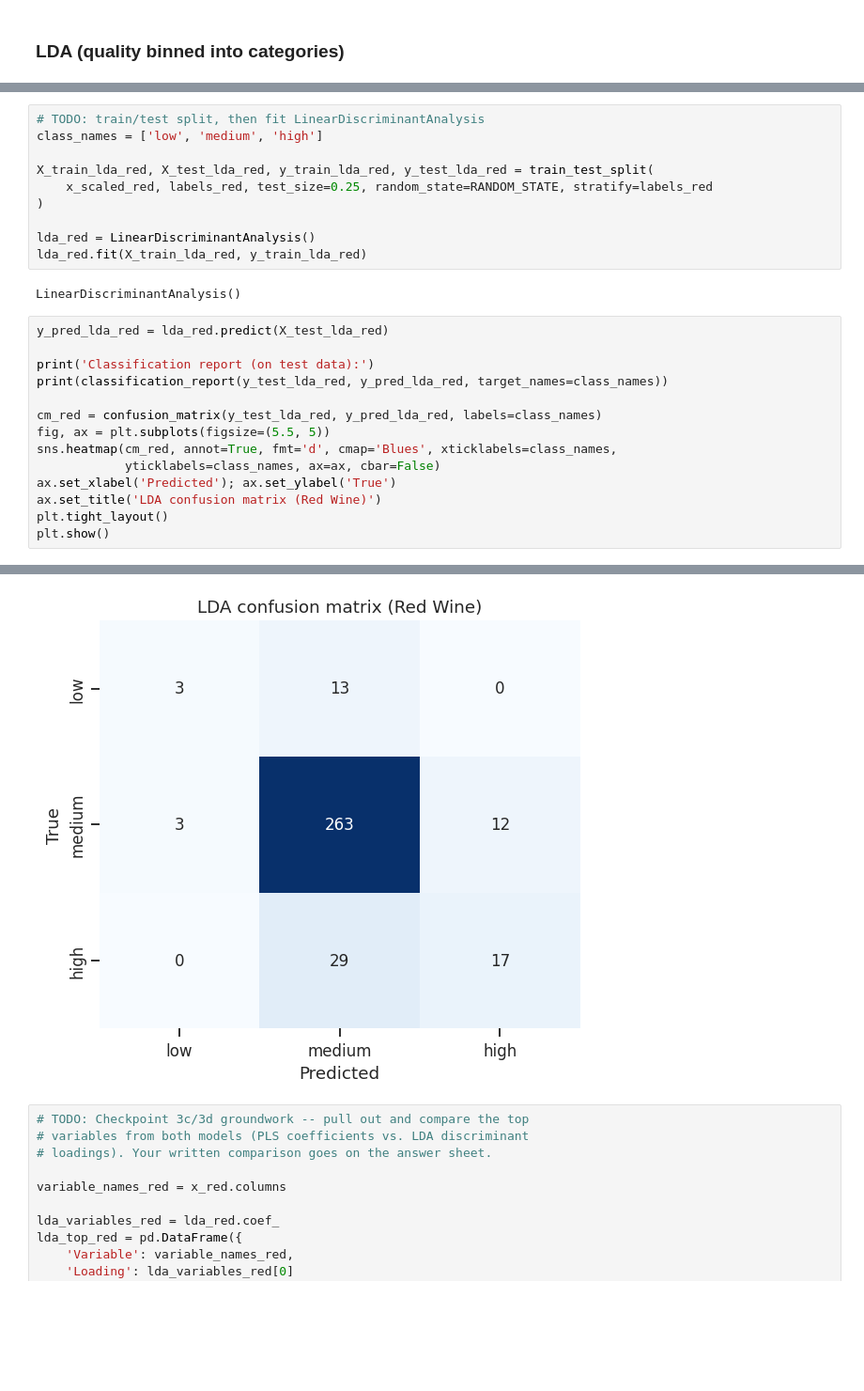
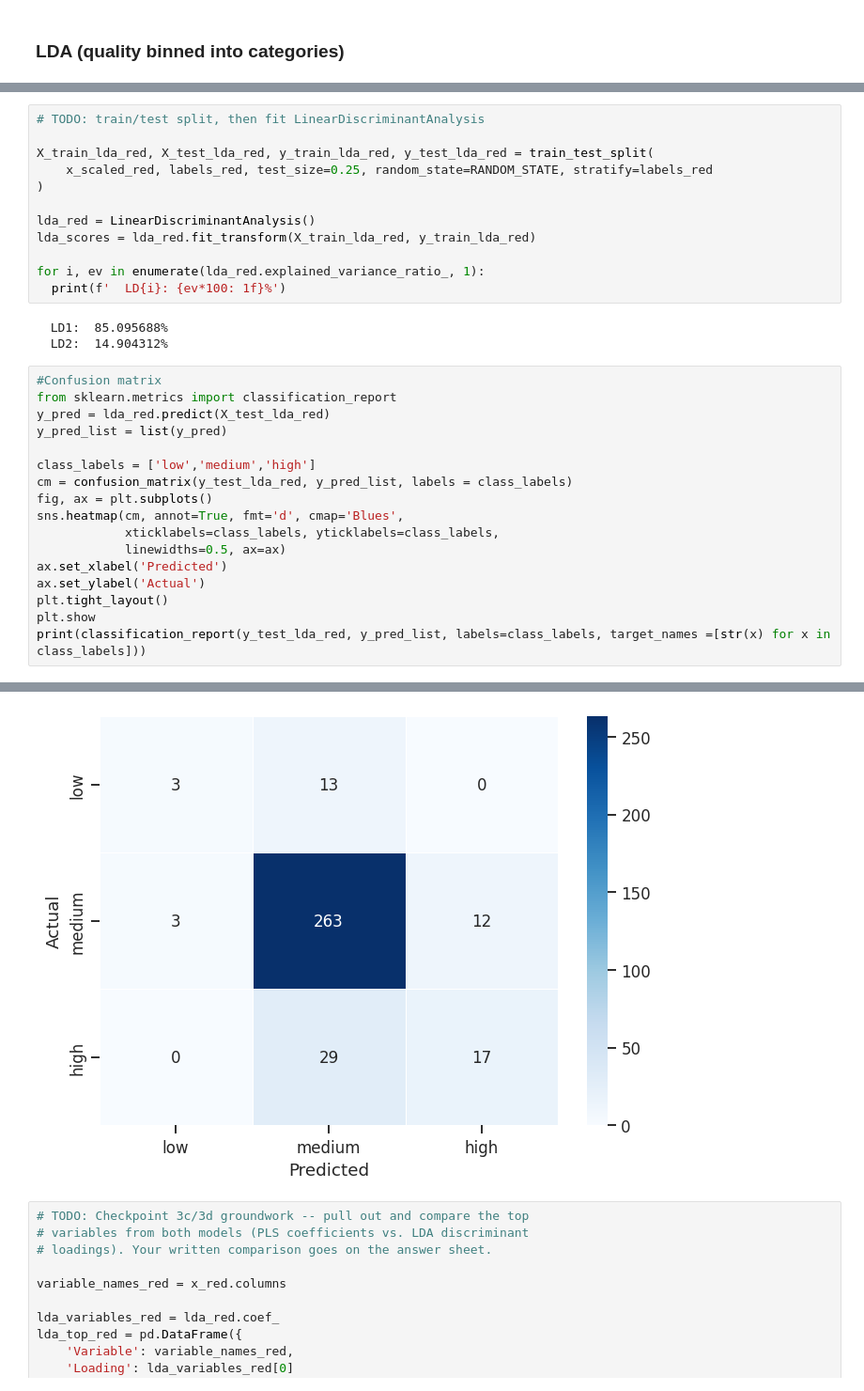
Before and after one commit to evagulevska-ctrl/1kb570_2026, a Jupyter notebook: Labs/02_modelling_wine_quality/starter_notebook.ipynb, the cells around one changed output, grey strips where cells are left out. Shown at 94% size. Drawn from its saved outputs; the diff is of its cells as text; blank space fills up the shorter version.

```diff
--- a/Labs/02_modelling_wine_quality/starter_notebook.ipynb
+++ b/Labs/02_modelling_wine_quality/starter_notebook.ipynb
@@ -365,27 +371,33 @@ for yi in (y_red):
 # %%
 # TODO: train/test split, then fit LinearDiscriminantAnalysis
-class_names = ['low', 'medium', 'high']
 
 X_train_lda_red, X_test_lda_red, y_train_lda_red, y_test_lda_red = train_test_split(
     x_scaled_red, labels_red, test_size=0.25, random_state=RANDOM_STATE, stratify=labels_red
 )
 
 lda_red = LinearDiscriminantAnalysis()
-lda_red.fit(X_train_lda_red, y_train_lda_red)
+lda_scores = lda_red.fit_transform(X_train_lda_red, y_train_lda_red)
+
+for i, ev in enumerate(lda_red.explained_variance_ratio_, 1):
+  print(f'  LD{i}: {ev*100: 1f}%')
 # %% [output]
-LinearDiscriminantAnalysis()
+  LD1:  85.095688%
+  LD2:  14.904312%
 # %%
-y_pred_lda_red = lda_red.predict(X_test_lda_red)
+#Confusion matrix
+from sklearn.metrics import classification_report
+y_pred = lda_red.predict(X_test_lda_red)
+y_pred_list = list(y_pred)
 
-print('Classification report (on test data):')
-print(classification_report(y_test_lda_red, y_pred_lda_red, target_names=class_names))
-
-cm_red = confusion_matrix(y_test_lda_red, y_pred_lda_red, labels=class_names)
-fig, ax = plt.subplots(figsize=(5.5, 5))
-sns.heatmap(cm_red, annot=True, fmt='d', cmap='Blues', xticklabels=class_names,
-            yticklabels=class_names, ax=ax, cbar=False)
-ax.set_xlabel('Predicted'); ax.set_ylabel('True')
-ax.set_title('LDA confusion matrix (Red Wine)')
+class_labels = ['low','medium','high']
+cm = confusion_matrix(y_test_lda_red, y_pred_list, labels = class_labels)
+fig, ax = plt.subplots()
+sns.heatmap(cm, annot=True, fmt='d', cmap='Blues',
+            xticklabels=class_labels, yticklabels=class_labels,
+            linewidths=0.5, ax=ax)
+ax.set_xlabel('Predicted')
+ax.set_ylabel('Actual')
 plt.tight_layout()
-plt.show()
+plt.show
+print(classification_report(y_test_lda_red, y_pred_list, labels=class_labels, target_names =[str(x) for x in class_labels]))
 # %% [output]
@@ -398,8 +409,8 @@ Classification report (on test data):
 
     accuracy                           0.83       340
    macro avg       0.65      0.50      0.54       340
 weighted avg       0.81      0.83      0.81       340
-[figure, old version]
+[figure, new version]
 # %%
 # TODO: Checkpoint 3c/3d groundwork -- pull out and compare the top
 # variables from both models (PLS coefficients vs. LDA discriminant
```
Also changed, not shown: parts of 11 cells of this notebook.
